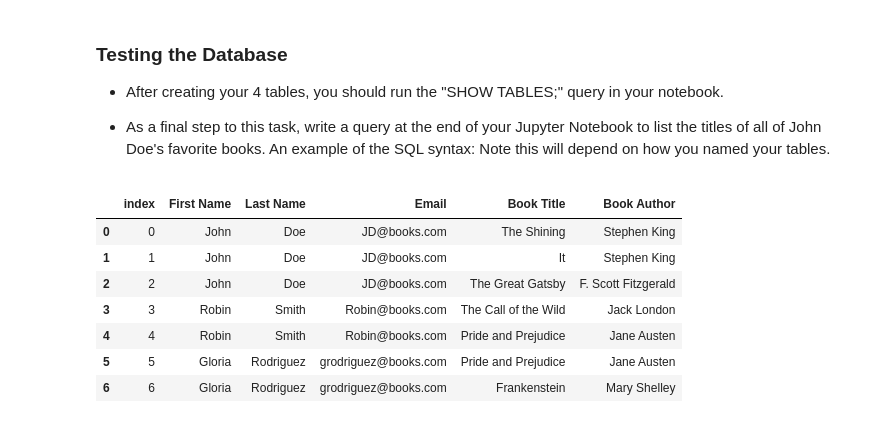
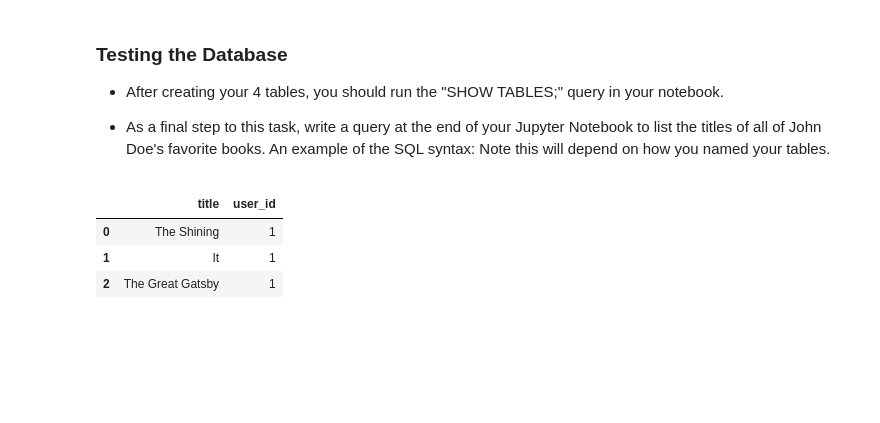
Before and after one commit to wrodemoyer/Books-Core, a Jupyter notebook: Books (Core).ipynb, the cells around one changed output. Drawn from its saved outputs; the diff is of its cells as text; code cells hidden in the pictures; blank space fills up the shorter version.

```diff
--- a/Books (Core).ipynb
+++ b/Books (Core).ipynb
@@ -90,17 +95,15 @@ df.to_sql('book', engine, if_exists = 'replace')
 
 - As a final step to this task, write a query at the end of your Jupyter Notebook to list the titles of all of John Doe's favorite books. An example of the SQL syntax: Note this will depend on how you named your tables.
 # %%
-q = '''SELECT *
-       FROM book
-       '''
+q = '''SELECT books.title, favorites.user_id
+FROM books
+JOIN favorites ON books.id = favorites.book_id
+WHERE favorites.user_id =
+    (SELECT users.id FROM users WHERE (users.last_name = "Doe" AND users.first_name = "John"));'''
 
 pd.read_sql(q, engine)
 # %% [output]
-|  | index | First Name | Last Name | Email | Book Title | Book Author |
-| 0 | 0 | John | Doe | JD@books.com | The Shining | Stephen King |
-| 1 | 1 | John | Doe | JD@books.com | It | Stephen King |
-| 2 | 2 | John | Doe | JD@books.com | The Great Gatsby | F. Scott Fitzgerald |
-| 3 | 3 | Robin | Smith | Robin@books.com | The Call of the Wild | Jack London |
-| 4 | 4 | Robin | Smith | Robin@books.com | Pride and Prejudice | Jane Austen |
-| 5 | 5 | Gloria | Rodriguez | grodriguez@books.com | Pride and Prejudice | Jane Austen |
-| 6 | 6 | Gloria | Rodriguez | grodriguez@books.com | Frankenstein | Mary Shelley |
+|  | title | user_id |
+| 0 | The Shining | 1 |
+| 1 | It | 1 |
+| 2 | The Great Gatsby | 1 |
```
Also changed, not shown: parts of 4 cells of this notebook, 4 other files.
